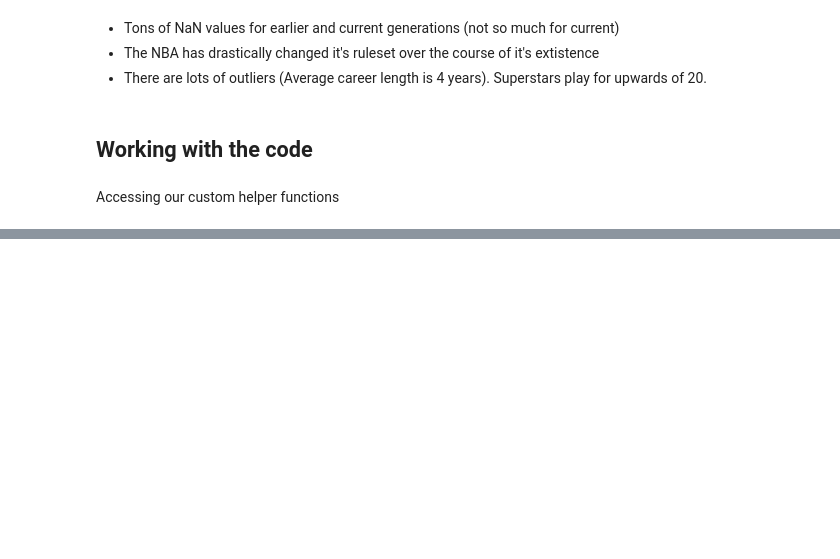
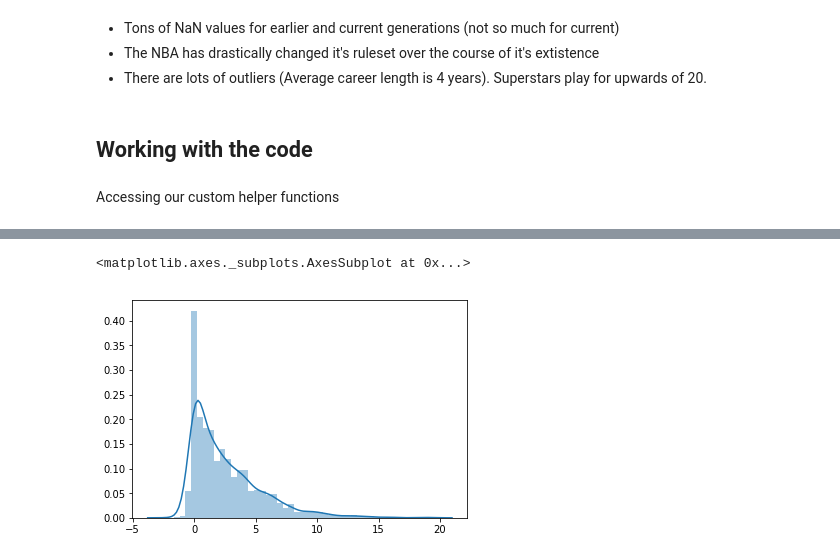
Before and after one commit to C3NZ/NBA-analysis, a Jupyter notebook: NBA ws.ipynb, the cells around one changed output, grey strips where cells are left out. Drawn from its saved outputs; the diff is of its cells as text; code cells hidden in the pictures; blank space fills up the shorter version.

```diff
--- a/NBA ws.ipynb
+++ b/NBA ws.ipynb
@@ -60 +33,4 @@ root - DEBUG -  ----FINISHED OBTAINING REGRESSION MODEL----
+# %%
+# Grab a standard linear regression with no preprocessing/scaling done
+linear_reg = obtain_linear_reg()
 # %% [markdown]
@@ -61,0 +63,6 @@ As you can see, we now have access directly to a linear regression
+# %%
+import seaborn as sns
+sns.distplot(linear_reg.ws)
+# %% [output]
+<matplotlib.axes._subplots.AxesSubplot at 0x...>
+[figure, added]
```
Also changed, not shown: parts of 12 cells of this notebook, 1 other file.
